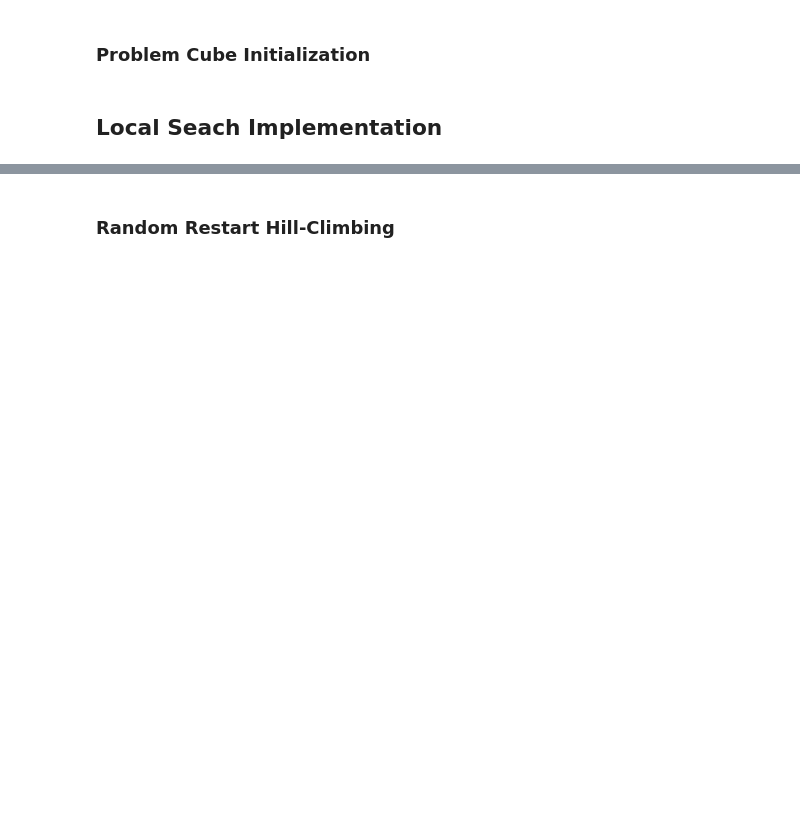
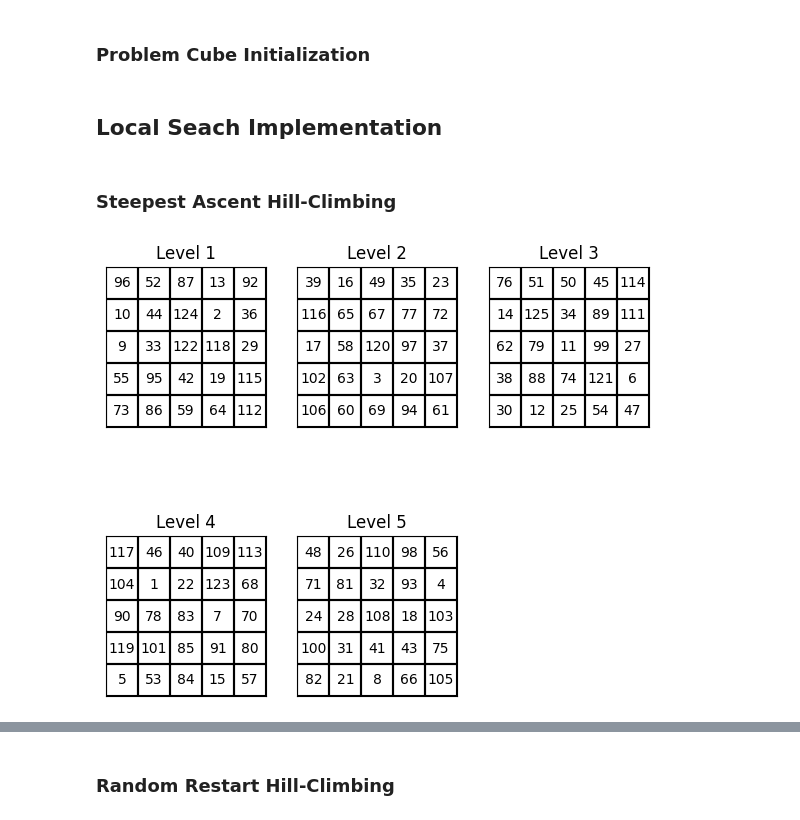
Before and after one commit to marcellinow/diagonal-magic-cube, a Jupyter notebook: main.ipynb, the cells around one changed output, grey strips where cells are left out. Saved outputs shown, nothing was run; the diff lists cells and outputs as text; code cells hidden in the pictures; blank space fills up the shorter version.

```diff
--- a/main.ipynb
+++ b/main.ipynb
@@ -108,3 +86,10 @@ problem_cube = Tensor(5,5,5)
 cube = problem_cube.initial_state()
 # %% [markdown]
 ## Local Seach Implementation
+# %% [markdown]
+### Steepest Ascent Hill-Climbing
+# %%
+hc_cube = copy.deepcopy(cube)
+hc_cube.plot_cube()
+# %% [output]
+[figure, added]
```
Also changed, not shown: parts of 28 cells of this notebook, 3 other files.
